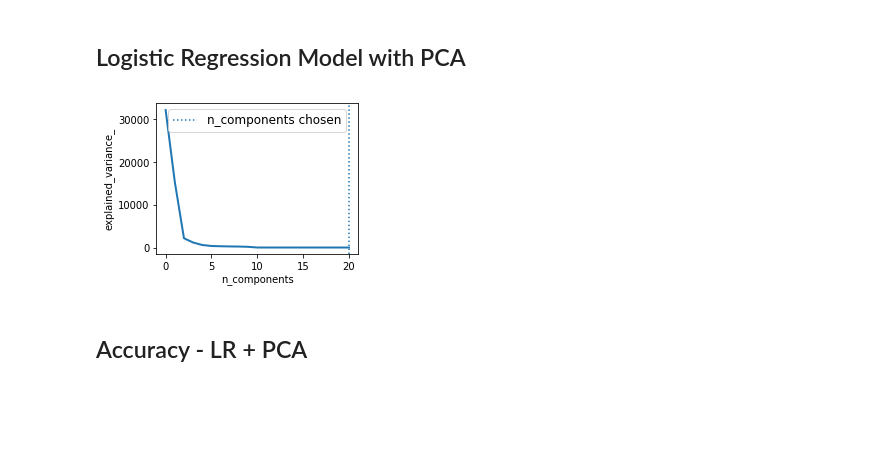
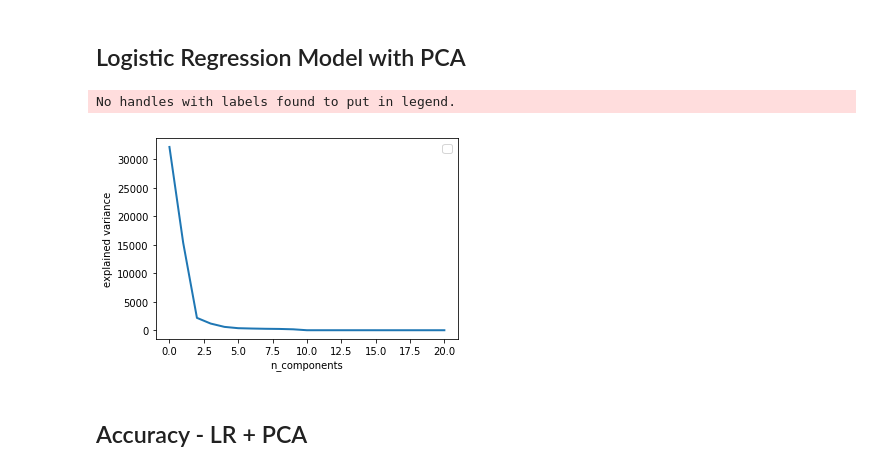
Before and after one commit to HongChen1995/DeepLearning2018, a Jupyter notebook: MiniProject1/test - Basic Regression.ipynb, the cells around one changed output. Saved outputs shown, nothing was run; the diff lists cells and outputs as text; code cells hidden in the pictures; blank space fills up the shorter version.

```diff
--- a/MiniProject1/test - Basic Regression.ipynb
+++ b/MiniProject1/test - Basic Regression.ipynb
@@ -321,8 +321,8 @@ for i in range (0,inputlen.size):
 
     plt.plot(time, ibp)
     plt.xlabel('time (ms)')
-    plt.ylabel('Voltage (µV)')
-    plt.title('After Preprocessing - Simple plot of all electrodes')
+    plt.ylabel('Normalized Voltage (-)')
+    #plt.title('After Preprocessing - Simple plot of all electrodes')
 plt.show()
 
 for i in range (0,inputlen.size) :
@@ -438,8 +438,8 @@ for i in range (0,inputlen.size) :
 
     plt.plot(time, ibp)
     plt.xlabel('time (ms)')
-    plt.ylabel('Voltage (µV)')
-    plt.title('After Preprocessing - Simple plot of all electrodes')
+    plt.ylabel('Normalized Voltage (-)')
+    #plt.title('After Preprocessing - Simple plot of all electrodes')
 plt.show()
 
 for i in range (0,inputlen.size) :
@@ -584,38 +584,39 @@ logistic = linear_model.LogisticRegression()
 pca = decomposition.PCA()
 pipe = Pipeline(steps=[('pca', pca), ('logistic', logistic)])
 
 X_train = extractedFeatures
 Y_train = np.array(train_target)
 
 # Plot the PCA spectrum
 pca.fit(X_train)
 
-plt.figure(1, figsize=(4, 3))
+plt.figure()
 plt.clf()
 plt.axes([.2, .2, .7, .7])
 plt.plot(pca.explained_variance_, linewidth=2)
 plt.axis('tight')
 plt.xlabel('n_components')
-plt.ylabel('explained_variance_')
+plt.ylabel('explained variance')
 
 # Prediction
 n_components = [5, 10, 15, 20]
 Cs = np.logspace(-4, 4, 3)
 
 # Parameters of pipelines can be set using ‘__’ separated parameter names:
 estimator = GridSearchCV(pipe,
                          dict(pca__n_components=n_components,
                               logistic__C=Cs))
 estimator.fit(X_train, Y_train)
 
-plt.axvline(estimator.best_estimator_.named_steps['pca'].n_components,
-            linestyle=':', label='n_components chosen')
+#plt.axvline(estimator.best_estimator_.named_steps['pca'].n_components,
+            #linestyle=':', label='n_components chosen')
 plt.legend(prop=dict(size=12))
 plt.show()
 
 test_prediction = estimator.predict(extractedFeaturesTest) #prediction
 # %% [output]
+No handles with labels found to put in legend.
-[figure, old version]
+[figure, new version]
 # %% [markdown]
 ## Accuracy - LR + PCA
 # %%
```
Also changed, not shown: parts of 3 cells of this notebook, 4 other files.
